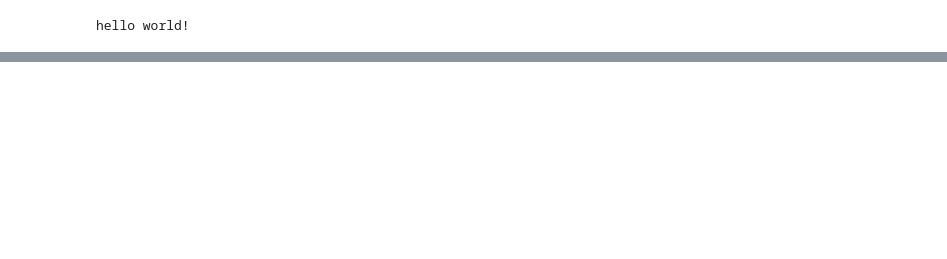
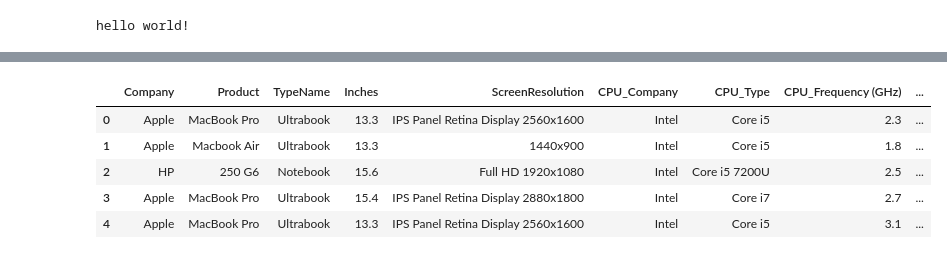
Before and after one commit to AdrielMendelsohn/Mini-Python-Project, a Jupyter notebook: Mini-Project-Main.ipynb, the cells around one changed output, grey strips where cells are left out. Cells and saved outputs as stored; diff of their text form; code cells hidden in the pictures; blank space fills up the shorter version.

```diff
--- a/Mini-Project-Main.ipynb
+++ b/Mini-Project-Main.ipynb
@@ -65,0 +72,16 @@ Downsized sample is a linear graph because there aren't enough data points
+# %%
+# Path to the laptop dataset
+file_path = 'laptop_price - dataset.csv'
+
+# Reading the CSV file, saving as a dataframe
+data = pd.read_csv(file_path)
+
+# Plot the laptop prices on a scatter plot
+plt.figure(figsize=(10, 6))
+plt.scatter(data.index, data['Price (Euro)'], marker='o', alpha=0.8)
+plt.title('Price of All Laptops')
+plt.xlabel('Index')
+plt.ylabel('Price (in currency units)')
+plt.grid()
+plt.legend()
+plt.show()
@@ -65,0 +90,9 @@ Downsized sample is a linear graph because there aren't enough data points
+# %%
+data.head()
+# %% [output]
+|  | Company | Product | TypeName | Inches | ScreenResolution | CPU_Company | CPU_Type | CPU_Frequency (GHz) | ... |
+| 0 | Apple | MacBook Pro | Ultrabook | 13.3 | IPS Panel Retina Display 2560x1600 | Intel | Core i5 | 2.3 | ... |
+| 1 | Apple | Macbook Air | Ultrabook | 13.3 | 1440x900 | Intel | Core i5 | 1.8 | ... |
+| 2 | HP | 250 G6 | Notebook | 15.6 | Full HD 1920x1080 | Intel | Core i5 7200U | 2.5 | ... |
+| 3 | Apple | MacBook Pro | Ultrabook | 15.4 | IPS Panel Retina Display 2880x1800 | Intel | Core i7 | 2.7 | ... |
+| 4 | Apple | MacBook Pro | Ultrabook | 13.3 | IPS Panel Retina Display 2560x1600 | Intel | Core i5 | 3.1 | ... |
```
Also changed, not shown: parts of 3 cells of this notebook.
